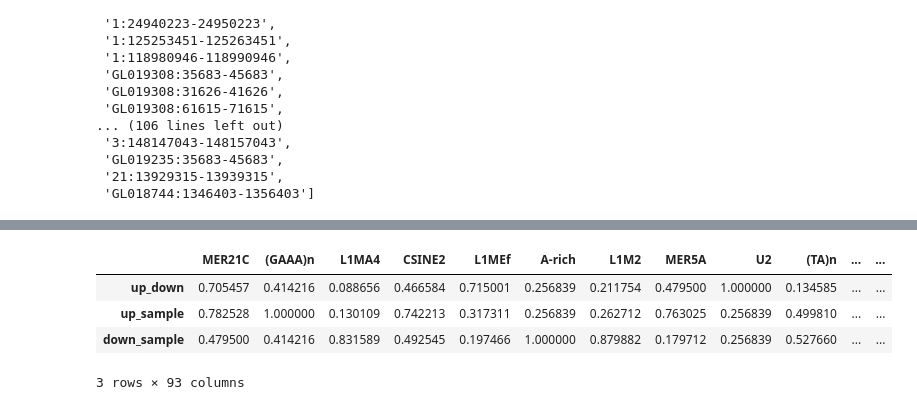
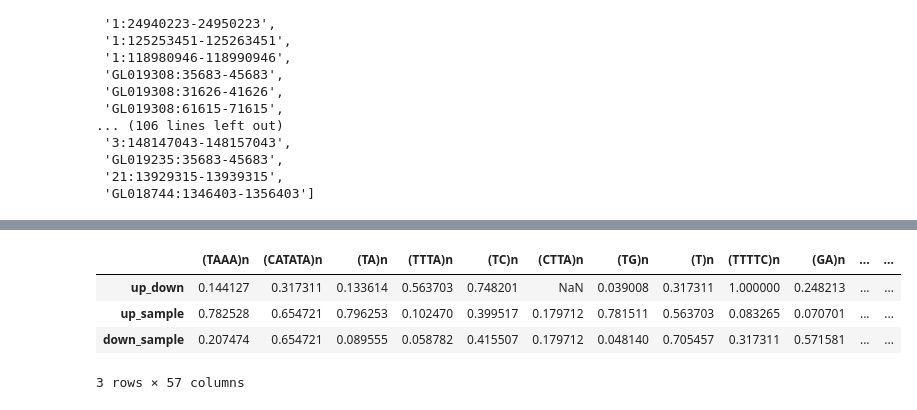
Before and after one commit to balintbiro/Oryctolagus_cuniculus_numts, a Jupyter notebook: codes/trials/repeatmasker.ipynb, the cells around one changed output, grey strips where cells are left out. Saved outputs shown, nothing was run; the diff lists cells and outputs as text; code cells hidden in the pictures.

Commit message:
finished repeatmasker statistics visualization

```diff
--- a/codes/trials/repeatmasker.ipynb
+++ b/codes/trials/repeatmasker.ipynb
@@ -436,3 +407,7 @@ dtype: object
+# %%
+upstream_repeats = up_5000_repeats
+sample_repeats = sample_5000_repeats
+downstream_repeats = down_5000_repeats
 # %%
 #get common repetitions in all three dataset (upstream, downstream, genome)
 common_reps = pd.Series(list(set(upstream_repeats['repName'].unique()) &
@@ -520,0 +557,4 @@ dtype: float64
+# %%
+header = []
+rep_families.apply(get_header)
+header
@@ -521,10 +579,12 @@ dtype: float64
 # %%
 df = pd.DataFrame([ud_stat, us_stat, ds_stat])
+df = df[header]
 df.index = (['up_down','up_sample','down_sample'])
+df = df.drop(columns=['(TAA)n'])
 df
 # %% [output]
-|  | MER21C | (GAAA)n | L1MA4 | CSINE2 | L1MEf | A-rich | L1M2 | MER5A | U2 | (TA)n | ... | ... |
-| up_down | 0.705457 | 0.414216 | 0.088656 | 0.466584 | 0.715001 | 0.256839 | 0.211754 | 0.479500 | 1.000000 | 0.134585 | ... | ... |
-| up_sample | 0.782528 | 1.000000 | 0.130109 | 0.742213 | 0.317311 | 0.256839 | 0.262712 | 0.763025 | 0.256839 | 0.499810 | ... | ... |
-| down_sample | 0.479500 | 0.414216 | 0.831589 | 0.492545 | 0.197466 | 1.000000 | 0.879882 | 0.179712 | 0.256839 | 0.527660 | ... | ... |
+|  | (TAAA)n | (CATATA)n | (TA)n | (TTTA)n | (TC)n | (CTTA)n | (TG)n | (T)n | (TTTTC)n | (GA)n | ... | ... |
+| up_down | 0.144127 | 0.317311 | 0.133614 | 0.563703 | 0.748201 | NaN | 0.039008 | 0.317311 | 1.000000 | 0.248213 | ... | ... |
+| up_sample | 0.782528 | 0.654721 | 0.796253 | 0.102470 | 0.399517 | 0.179712 | 0.781511 | 0.563703 | 0.083265 | 0.070701 | ... | ... |
+| down_sample | 0.207474 | 0.654721 | 0.089555 | 0.058782 | 0.415507 | 0.179712 | 0.048140 | 0.705457 | 0.317311 | 0.571581 | ... | ... |
-3 rows × 93 columns
+3 rows × 57 columns
```
Also changed, not shown: parts of 28 cells of this notebook.
